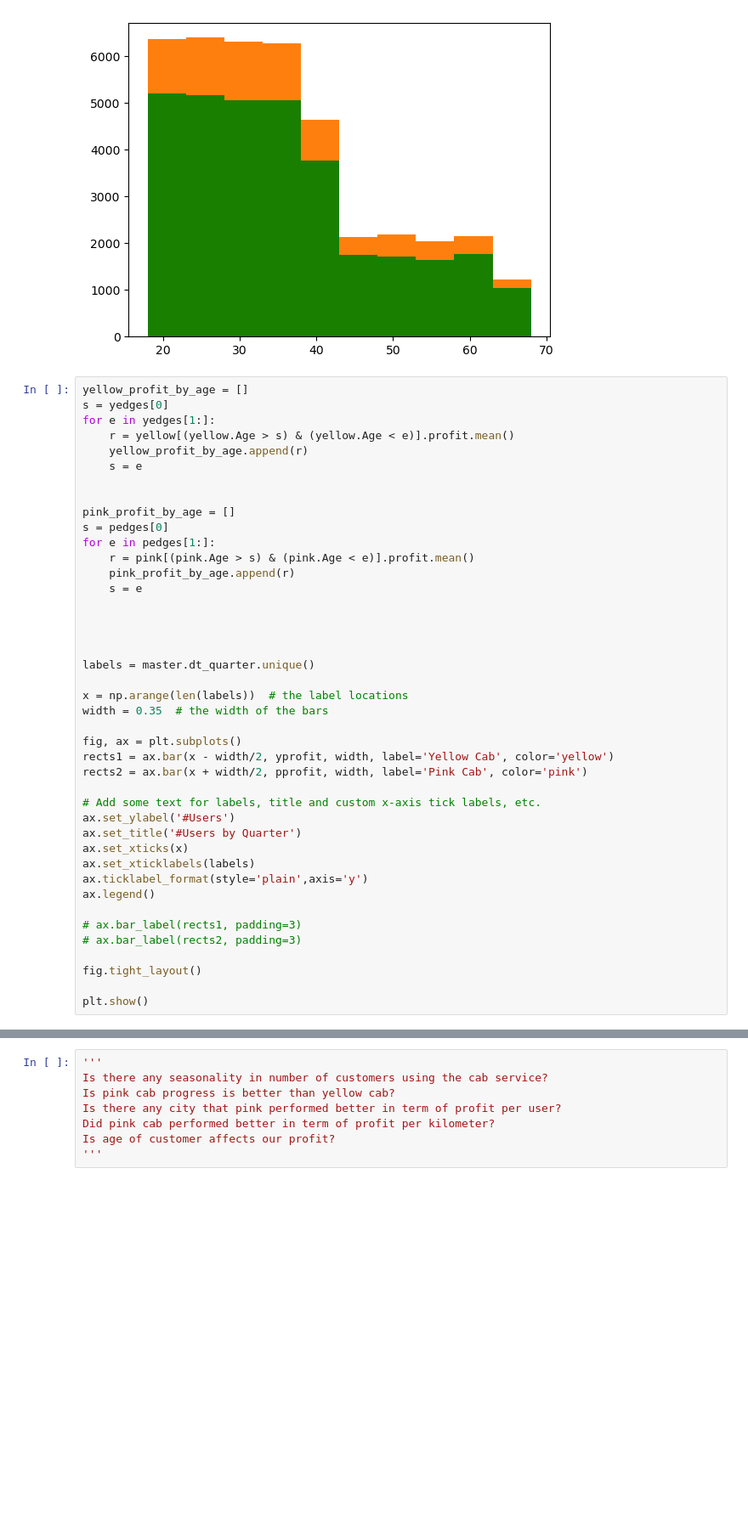
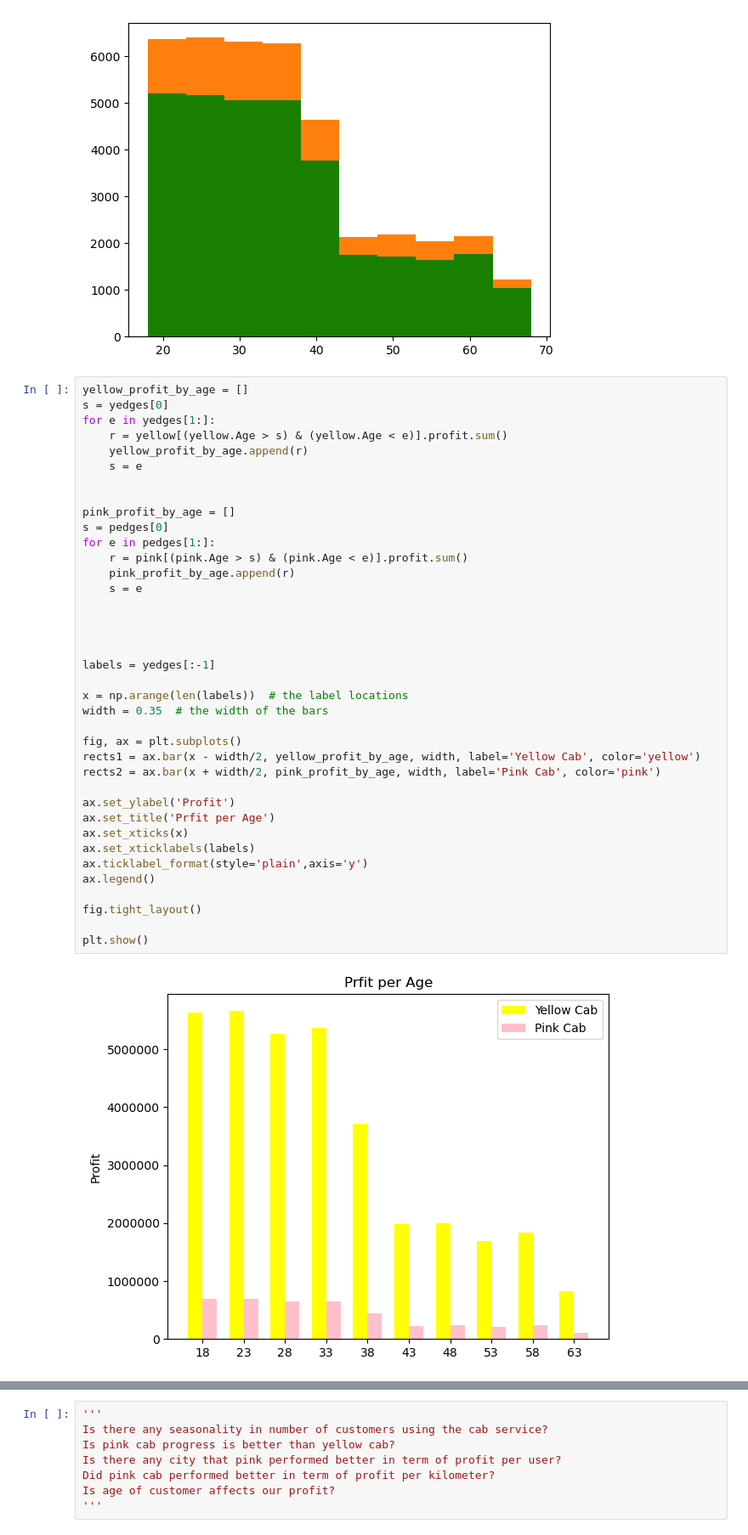
Before and after one commit to Arminkhayati/dataglacier_internship, a Jupyter notebook: Week2/Untitled.ipynb, the cells around one changed output, grey strips where cells are left out. Shown at 85% size. Drawn from its saved outputs; the diff is of its cells as text; blank space fills up the shorter version.

Commit message:
Update Untitled.ipynb
last plot updater

```diff
--- a/Week2/Untitled.ipynb
+++ b/Week2/Untitled.ipynb
@@ -474,41 +474,39 @@ plt.show()
 yellow_profit_by_age = []
 s = yedges[0]
 for e in yedges[1:]:
-    r = yellow[(yellow.Age > s) & (yellow.Age < e)].profit.mean()
+    r = yellow[(yellow.Age > s) & (yellow.Age < e)].profit.sum()
     yellow_profit_by_age.append(r)
     s = e
 
 
 pink_profit_by_age = []
 s = pedges[0]
 for e in pedges[1:]:
-    r = pink[(pink.Age > s) & (pink.Age < e)].profit.mean()
+    r = pink[(pink.Age > s) & (pink.Age < e)].profit.sum()
     pink_profit_by_age.append(r)
     s = e
 
 
 
 
-labels = master.dt_quarter.unique()
+labels = yedges[:-1]
 
 x = np.arange(len(labels))  # the label locations
 width = 0.35  # the width of the bars
 
 fig, ax = plt.subplots()
-rects1 = ax.bar(x - width/2, yprofit, width, label='Yellow Cab', color='yellow')
-rects2 = ax.bar(x + width/2, pprofit, width, label='Pink Cab', color='pink')
+rects1 = ax.bar(x - width/2, yellow_profit_by_age, width, label='Yellow Cab', color='yellow')
+rects2 = ax.bar(x + width/2, pink_profit_by_age, width, label='Pink Cab', color='pink')
 
-# Add some text for labels, title and custom x-axis tick labels, etc.
-ax.set_ylabel('#Users')
-ax.set_title('#Users by Quarter')
+ax.set_ylabel('Profit')
+ax.set_title('Prfit per Age')
 ax.set_xticks(x)
 ax.set_xticklabels(labels)
 ax.ticklabel_format(style='plain',axis='y')
 ax.legend()
 
-# ax.bar_label(rects1, padding=3)
-# ax.bar_label(rects2, padding=3)
-
 fig.tight_layout()
 
 plt.show()
+# %% [output]
+[figure, added]
```
Also changed, not shown: parts of 1 cell of this notebook.
